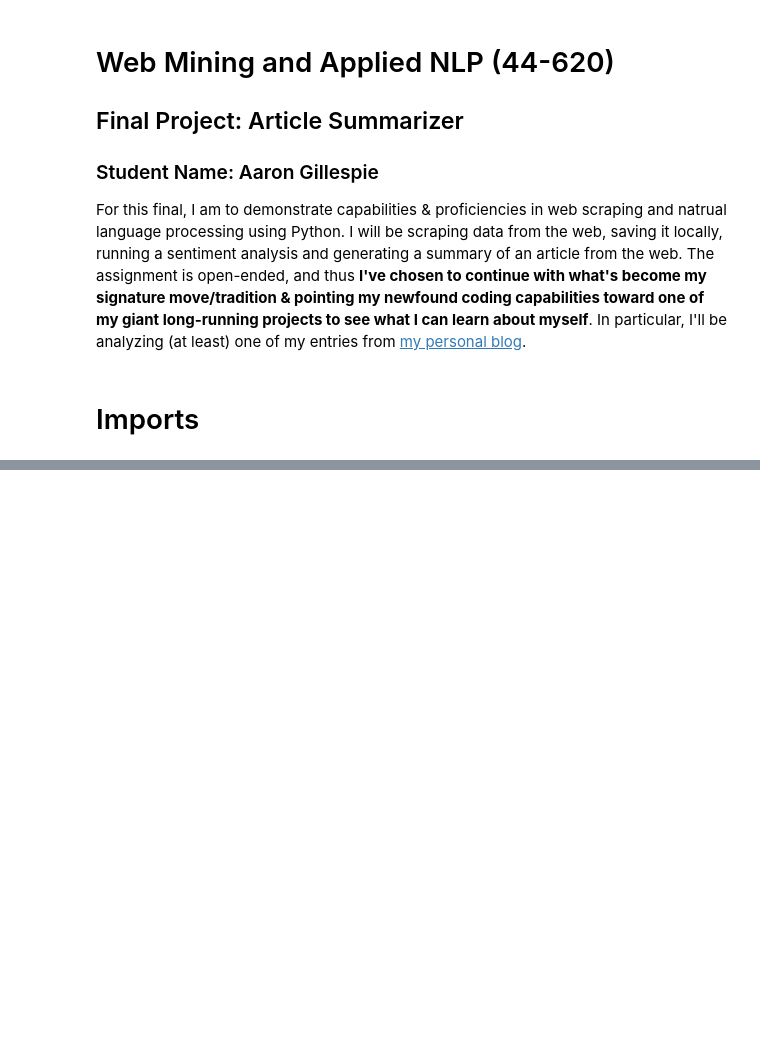
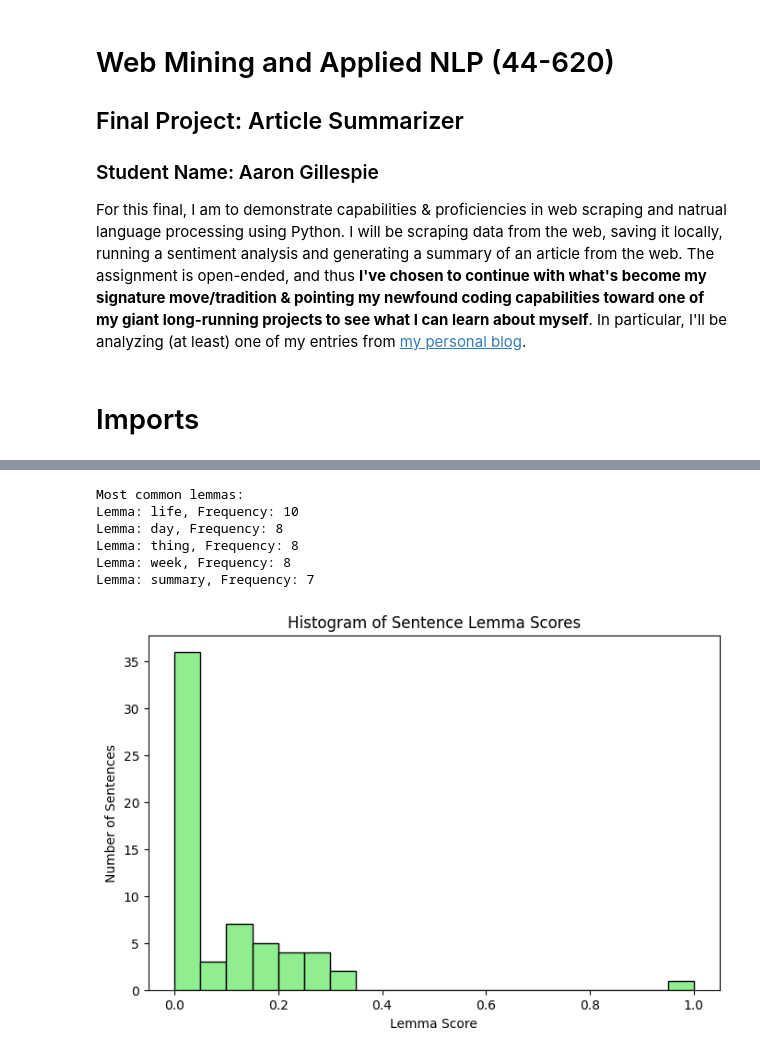
Before and after one commit to aarongilly/CSIS-44620-Final, a Jupyter notebook: article-summarizer.ipynb, the cells around one changed output, grey strips where cells are left out. Cells and saved outputs as stored; diff of their text form; code cells hidden in the pictures; blank space fills up the shorter version.

```diff
--- a/article-summarizer.ipynb
+++ b/article-summarizer.ipynb
@@ -54,0 +197,18 @@ Feel free to change these scores as you generate your summaries.  Ideally, we're
+# %%
+# Get all lemmas (lowercase, exclude punctuation, spaces, and stop words)
+filtered_lemmas = [
+    token.lemma_.lower()
+    for token in doc
+    if not token.is_punct and not token.is_space and not token.is_stop
+]
+
+# Count lemma frequencies
+filtered_lemma_freq = Counter(filtered_lemmas)
+
+# Get the five most common lemmas
+filtered_most_common_lemmas = filtered_lemma_freq.most_common(5)
+
+# Print results
+print("Five most frequent lemmas (excluding stop words):")
+for lemma, freq in filtered_most_common_lemmas:
+    print(f"Lemma: '{lemma}', Frequency: {freq}")
@@ -54,0 +306,29 @@ Feel free to change these scores as you generate your summaries.  Ideally, we're
+# %%
+
+# Code from before already covered lemmas, just building the histogram here
+
+
+# Print the common tokens with their frequencies
+print("Most common lemmas:")
+for lemma, freq in common_lemmas:
+    print(f"Lemma: {lemma}, Frequency: {freq}")
+
+# Plot histogram for lemma scores
+plt.figure(figsize=(8, 5))
+plt.hist(sentence_lemma_scores, bins=20, color='lightgreen', edgecolor='black')
+plt.title("Histogram of Sentence Lemma Scores")
+plt.xlabel("Lemma Score")
+plt.ylabel("Number of Sentences")
+plt.show()
+
+# The most common range of scores appears to be between 0.0 and 0.1 for both token and lemma scores, as indicated by the peaks in the histograms.
+# This suggests that many sentences have low scores, possibly due to the presence of common words or phrases that do not contribute significantly to the overall sentiment or meaning of the article.
+# Which means I use too many words to say too little.
+# %% [output]
+Most common lemmas:
+Lemma: life, Frequency: 10
+Lemma: day, Frequency: 8
+Lemma: thing, Frequency: 8
+Lemma: week, Frequency: 8
+Lemma: summary, Frequency: 7
+[figure, added]
```
Also changed, not shown: parts of 46 cells of this notebook, 1 other file.
